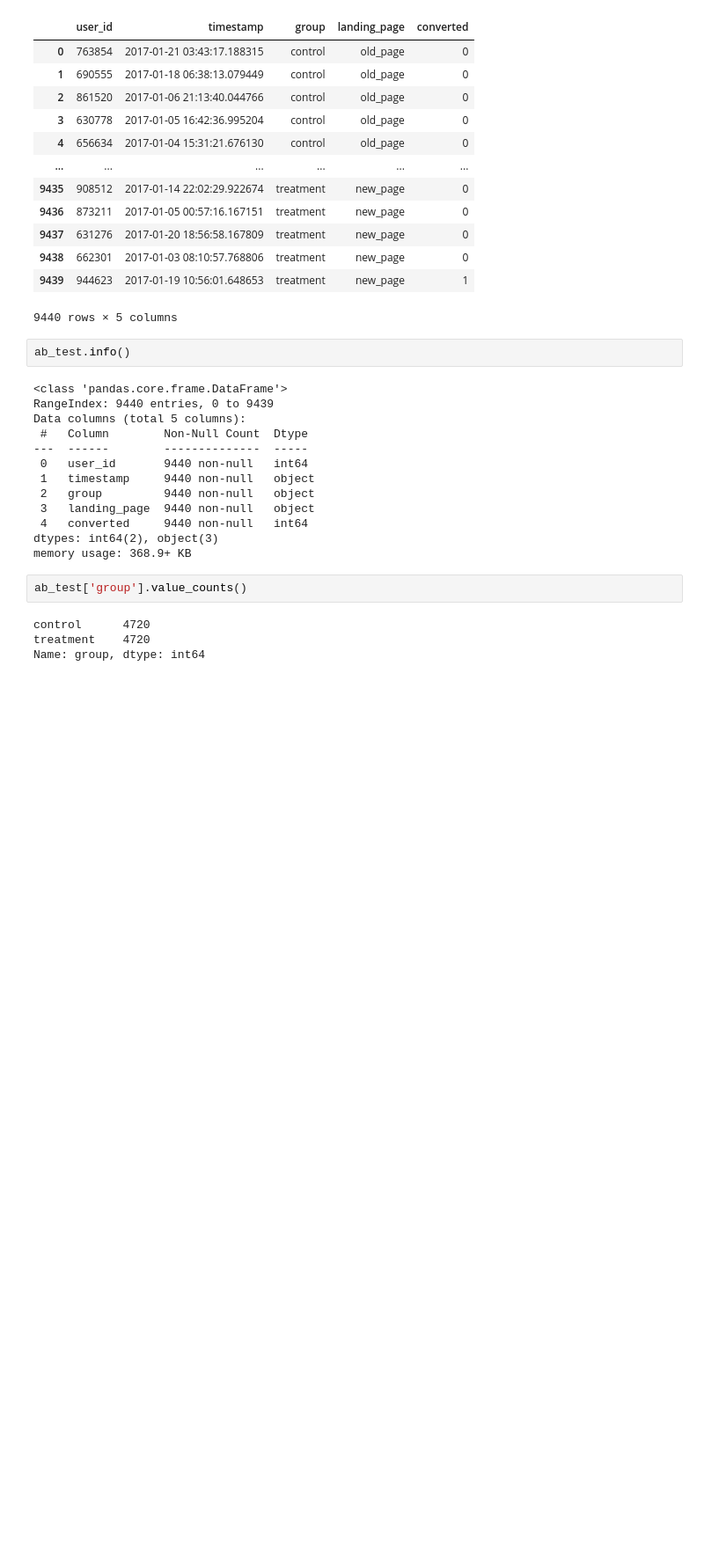
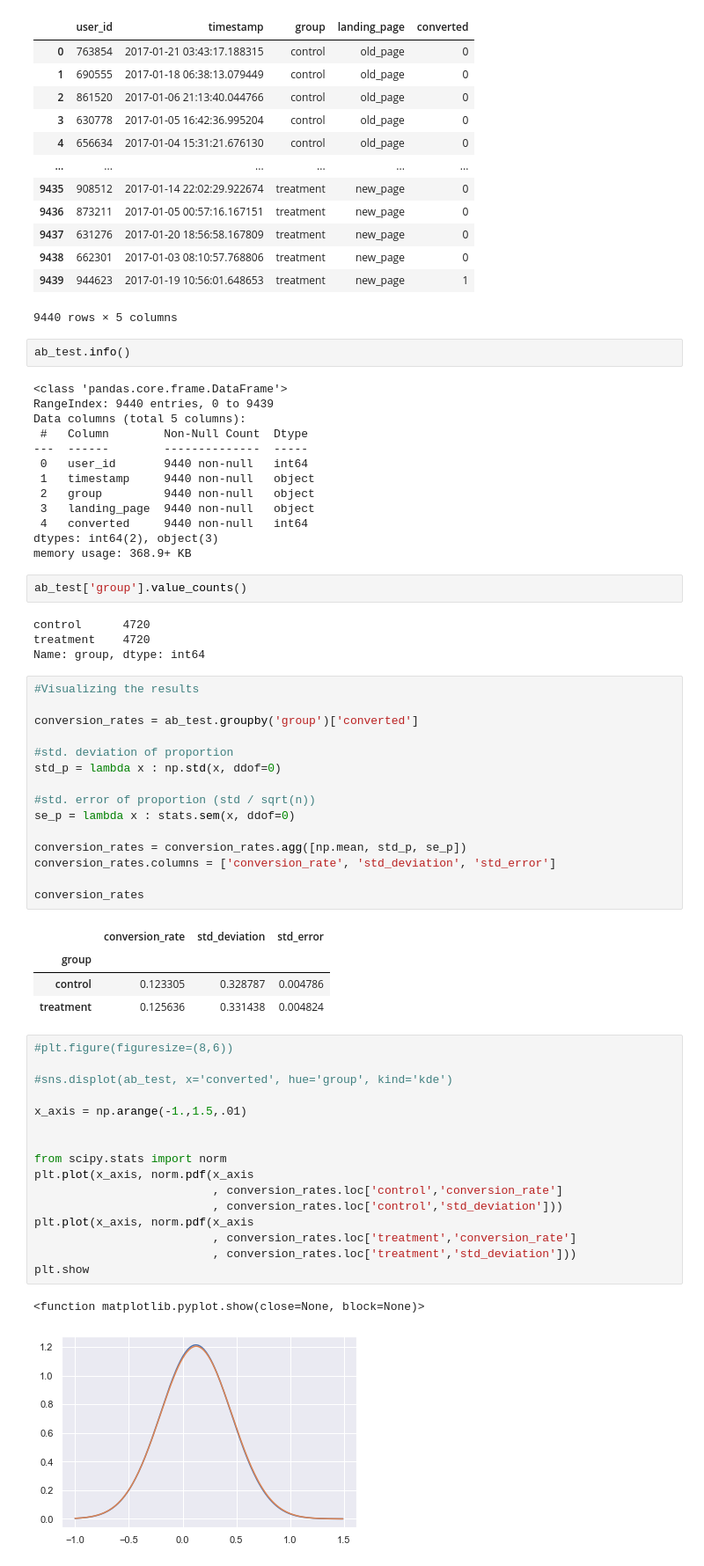
Before and after one commit to JohnBroberg/AB_Test, a Jupyter notebook: AB_Test.ipynb, the cells around one changed output. Shown at 88% size. Saved outputs shown, nothing was run; the diff lists cells and outputs as text; blank space fills up the shorter version.

Commit message:
added norm.pdf plot

```diff
--- a/AB_Test.ipynb
+++ b/AB_Test.ipynb
@@ -184,3 +186,42 @@ ab_test['group'].value_counts()
 control      4720
 treatment    4720
 Name: group, dtype: int64
+# %%
+#Visualizing the results
+
+conversion_rates = ab_test.groupby('group')['converted']
+
+#std. deviation of proportion
+std_p = lambda x : np.std(x, ddof=0)
+
+#std. error of proportion (std / sqrt(n))
+se_p = lambda x : stats.sem(x, ddof=0)
+
+conversion_rates = conversion_rates.agg([np.mean, std_p, se_p])
+conversion_rates.columns = ['conversion_rate', 'std_deviation', 'std_error']
+
+conversion_rates
+# %% [output]
+|  | conversion_rate | std_deviation | std_error |
+| group |  |  |  |
+| control | 0.123305 | 0.328787 | 0.004786 |
+| treatment | 0.125636 | 0.331438 | 0.004824 |
+# %%
+#plt.figure(figuresize=(8,6))
+
+#sns.displot(ab_test, x='converted', hue='group', kind='kde')
+
+x_axis = np.arange(-1.,1.5,.01)
+
+
+from scipy.stats import norm
+plt.plot(x_axis, norm.pdf(x_axis
+                          , conversion_rates.loc['control','conversion_rate']
+                          , conversion_rates.loc['control','std_deviation']))
+plt.plot(x_axis, norm.pdf(x_axis
+                          , conversion_rates.loc['treatment','conversion_rate']
+                          , conversion_rates.loc['treatment','std_deviation']))
+plt.show
+# %% [output]
+<function matplotlib.pyplot.show(close=None, block=None)>
+[figure, added]
```
Also changed, not shown: parts of 1 cell of this notebook.
